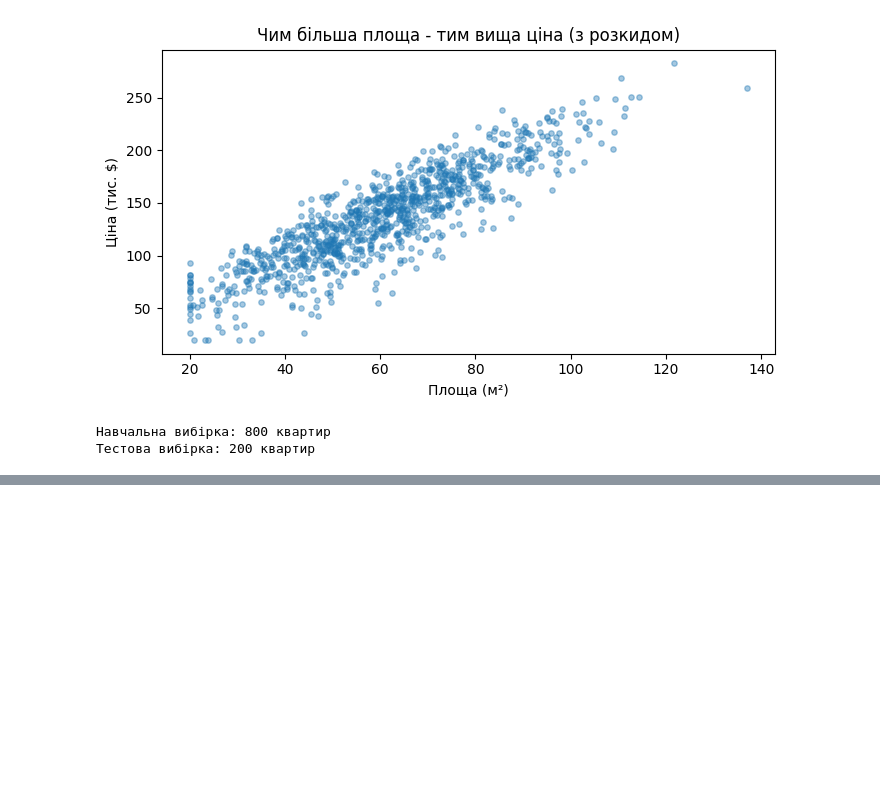
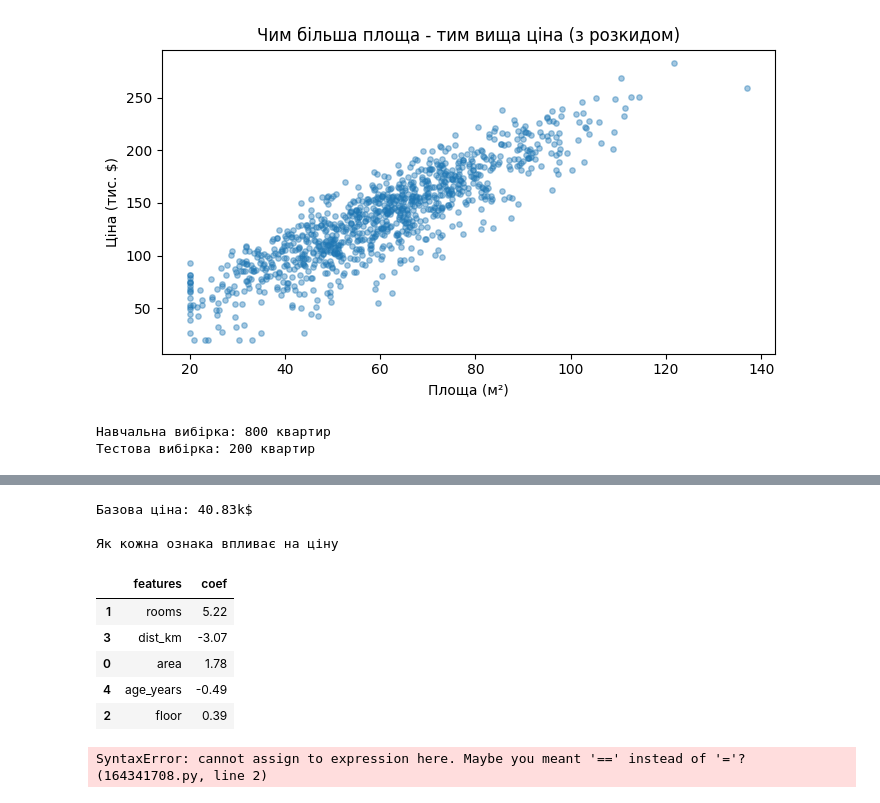
Before and after one commit to zzzer0-wav/myDTA_2026, a Jupyter notebook: ML/Linear_Regression.ipynb, the cells around one changed output, grey strips where cells are left out. Drawn from its saved outputs; the diff is of its cells as text; code cells hidden in the pictures; blank space fills up the shorter version.

```diff
--- a/ML/Linear_Regression.ipynb
+++ b/ML/Linear_Regression.ipynb
@@ -105,0 +155,31 @@ print('Тестова вибірка:', X_test.shape[0], 'квартир')
+# %%
+coefs = pd.DataFrame({
+    'features': X.columns,
+    'coef': model.coef_.round(2)
+}).sort_values('coef', key=abs, ascending=False)
+
+print(f'Базова ціна: {model.intercept_:.2f}k$\n')
+print(f'Як кожна ознака впливає на ціну')
+
+coefs
+# %% [output]
+Базова ціна: 40.83k$
+
+Як кожна ознака впливає на ціну
+|  | features | coef |
+| 1 | rooms | 5.22 |
+| 3 | dist_km | -3.07 |
+| 0 | area | 1.78 |
+| 4 | age_years | -0.49 |
+| 2 | floor | 0.39 |
+# %%
+price2 = (
+    40.83
+    + area = 1.78,
+    + rooms * 5.22,
+    + dist_km = * (-3.07),
+    + age_years * (-0.49),
+    + floor * (0.39)
+)
+# %% [output]
+SyntaxError: cannot assign to expression here. Maybe you meant '==' instead of '='? (164341708.py, line 2)
```
Also changed, not shown: parts of 4 cells of this notebook.
